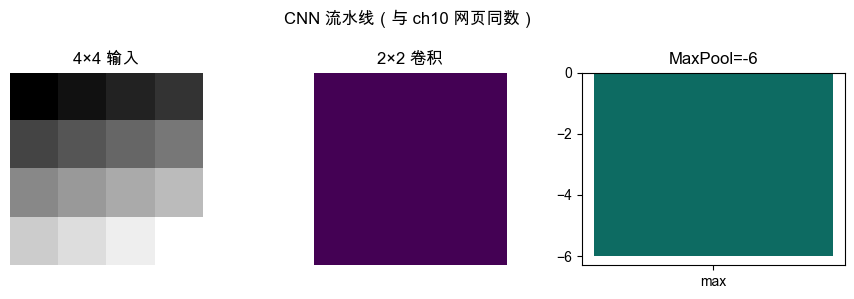
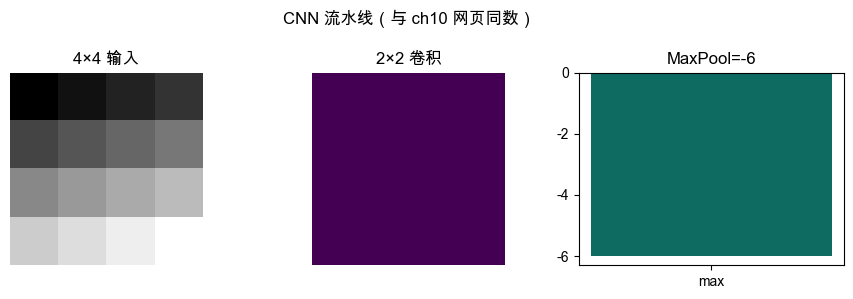
The notebook cell's code change between the first figure and the second:
--- before
+++ after
@@ -6,7 +6,10 @@
 if str(ROOT) not in sys.path:
     sys.path.insert(0, str(ROOT))
+sys.path.insert(0, str(ROOT / "labs"))
 sys.path.insert(0, str(ROOT / "labs" / "ch10"))
 import matplotlib.pyplot as plt
 plt.rcParams["font.sans-serif"] = ["PingFang SC", "Heiti SC", "Arial Unicode MS", "DejaVu Sans"]
+plt.rcParams["axes.unicode_minus"] = False
+from IPython.display import display, Markdown
 from vision import *
 conv_demo()

Commit: 按 Runestone PythonDS 结构重建 notebook：Reading/CodeLens/Self-Check。